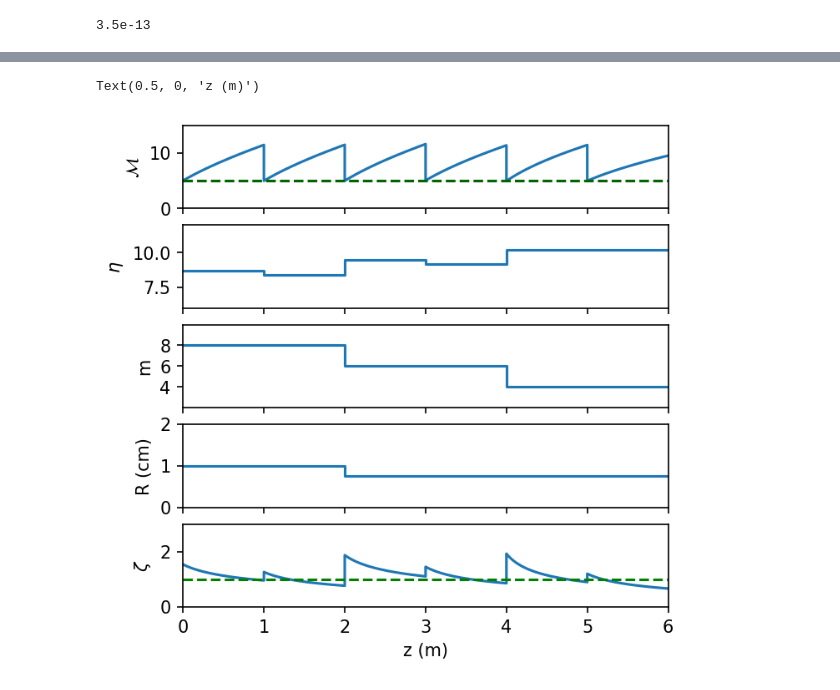
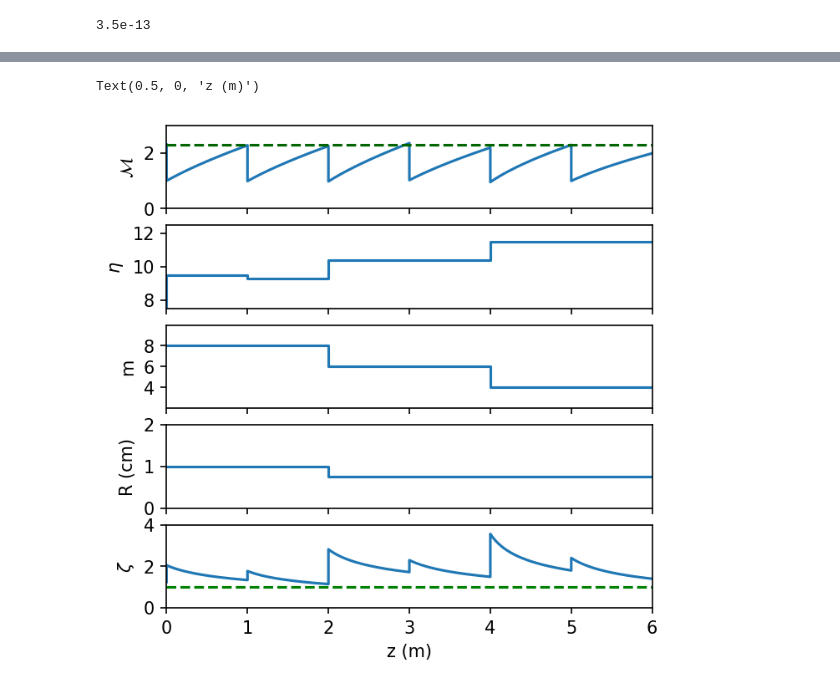
Before and after one commit to UTA-NURES/MECBPaperPlots, a Jupyter notebook: MultipolesCode-Li.ipynb, the cells around one changed output, grey strips where cells are left out. Saved outputs shown, nothing was run; the diff lists cells and outputs as text; code cells hidden in the pictures.

```diff
--- a/MultipolesCode-Li.ipynb
+++ b/MultipolesCode-Li.ipynb
@@ -201,30 +199,37 @@ Text(0, 0.5, '$\\zeta$')
 # %%
 #Set up three functions, fN, fR, fEta, and two initial conditions phi0, T0
 
-v0=11*0.6
+v0=6.8*0.75
 T0=0.06
 phi0=1e11
 z0=0
 
 
-AllZs=[]
-AllTs=[]
-AllPhis=[]
+AllPhis=[phi0,phi0]
+AllTs=[0.02,0.06]
+AllVs=[6.8,6.8*0.75]
+AllNs=[N0,N0]
+AllEtas=[etas[0],etas[0]]
+AllRs=[Rs[0],Rs[0]]
+AllZs=[0,0]
 
-AllRs=[]
-AllNs=[]
-AllEtas=[]
-AllVs=[]
 
 B0=0.5
 R0=0.02
 N0=8
 eta0=8.5
 
+
 Ls=np.array([1,1,1,1,1,1])
-etas=[8.7,8.4,9.5,9.2,10.2,10.2]
+etas=[9.5,9.3,10.4,10.4,11.5,11.5]
 Ns=[8,8,6,6,4,4]
 Rs=[0.01,0.01,0.0075,0.0075,0.0075,0.0075]
+
+
+
+
+
+
 
 
 for Li in range(0,len(Ls)):
@@ -278,34 +302,34 @@ Text(0.5, 1.0, '$j_0=1\\times10^{11}\\,\\mathrm {s}^{-1}, v_0 = 6.6\\, \\mathrm{
 # %%
 
 fig, (ax1, ax2,ax3,ax4,ax5) = plt.subplots(5, sharex=True,dpi=150,figsize=(5,5))
 Boltzmann=8.6e-5
 BohrMagneton=5.7e-5
-ax1.plot(AllZs,5*np.array(AllVs/AllVs[0])/np.sqrt(np.array(AllTs)/AllTs[0]))
+ax1.plot(AllZs,2.3*np.array(AllVs)/AllVs[0]/np.sqrt(np.array(AllTs)/AllTs[0]))
 ax1.set_ylabel(r"$\mathcal{M}$")
-ax1.plot([0,600],[5,5],'--',color='DarkGreen')
+ax1.plot([0,600],[2.3,2.3],'--',color='DarkGreen')
 
-ax1.set_ylim([0,15])
+ax1.set_ylim([0,3])
 ax1.set_xlim(0,6)
 ax2.plot(AllZs,np.array(AllEtas))
-ax2.set_ylabel("$\eta$")
-ax2.set_ylim(6,12)
-#ax2.set_yticks([1e-3,1e-1,10])
+ax2.set_ylabel(r"$\eta$")
+ax2.set_ylim(7.5,12.5)
+ax2.set_yticks([8,10,12])
 ax3.plot(AllZs,np.array(AllNs))
 ax3.set_ylabel("m")
 ax3.set_ylim(2,10)
 ax3.set_yticks([4,6,8])
 ax4.plot(AllZs,np.array(AllRs)*100)
 ax4.set_ylim(0,2)
 ax4.set_ylabel("R (cm)")
 ax4.set_yticks([0,1,2])
 ax5.plot(AllZs,gam(np.array(AllEtas),np.array(AllNs),np.array(AllPhis),sigma0,np.array(AllVs),np.array(AllRs)))
 #ax5.set_ylim(11.5,14.5)
 ax5.set_ylabel("$\zeta$")
-ax5.set_ylim([0,3])
+ax5.set_ylim([0,4])
 plt.plot([0,6],[1,1],'--',color='green')
 ax5.set_xlabel("z (m)")
 
 #ax2.set_ylim(1e-3,0.7)
 # %% [output]
 Text(0.5, 0, 'z (m)')
-[figure, old version]
+[figure, new version]
```
Also changed, not shown: parts of 15 cells of this notebook.
